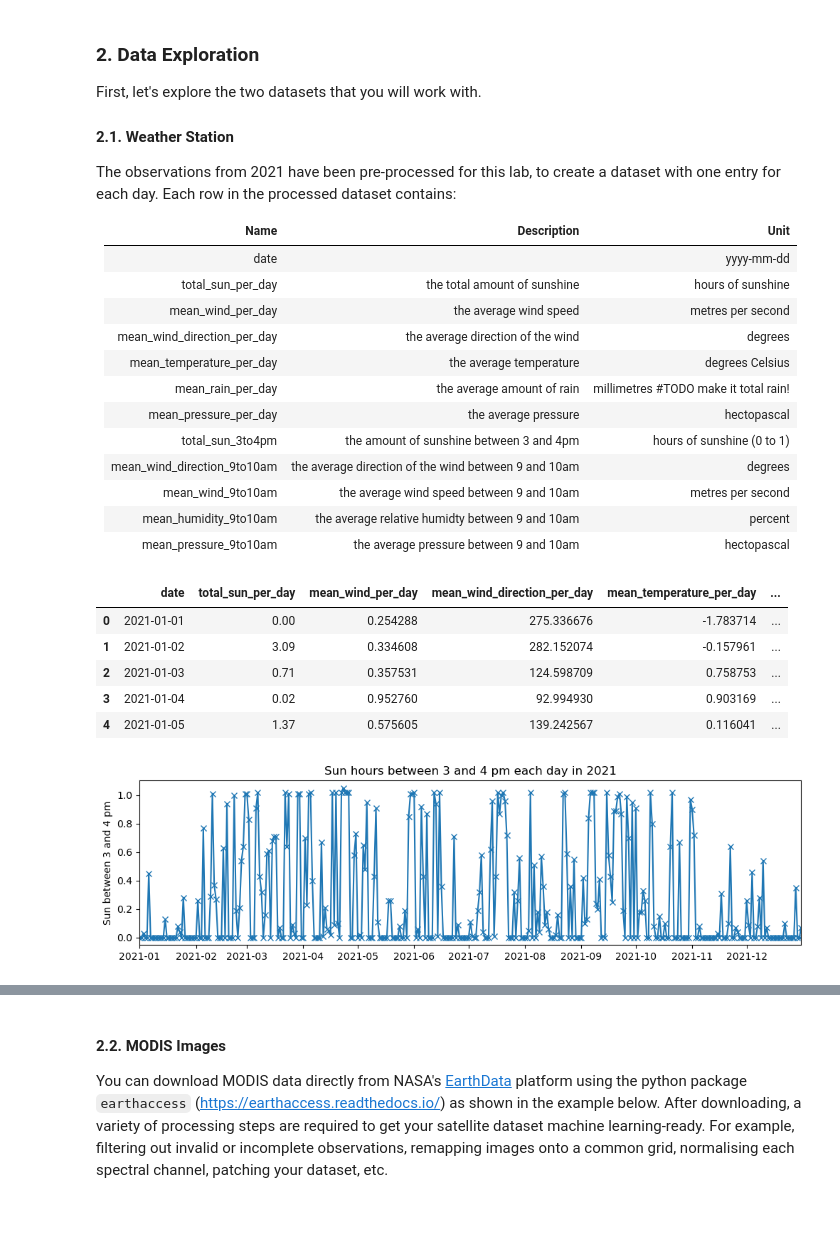
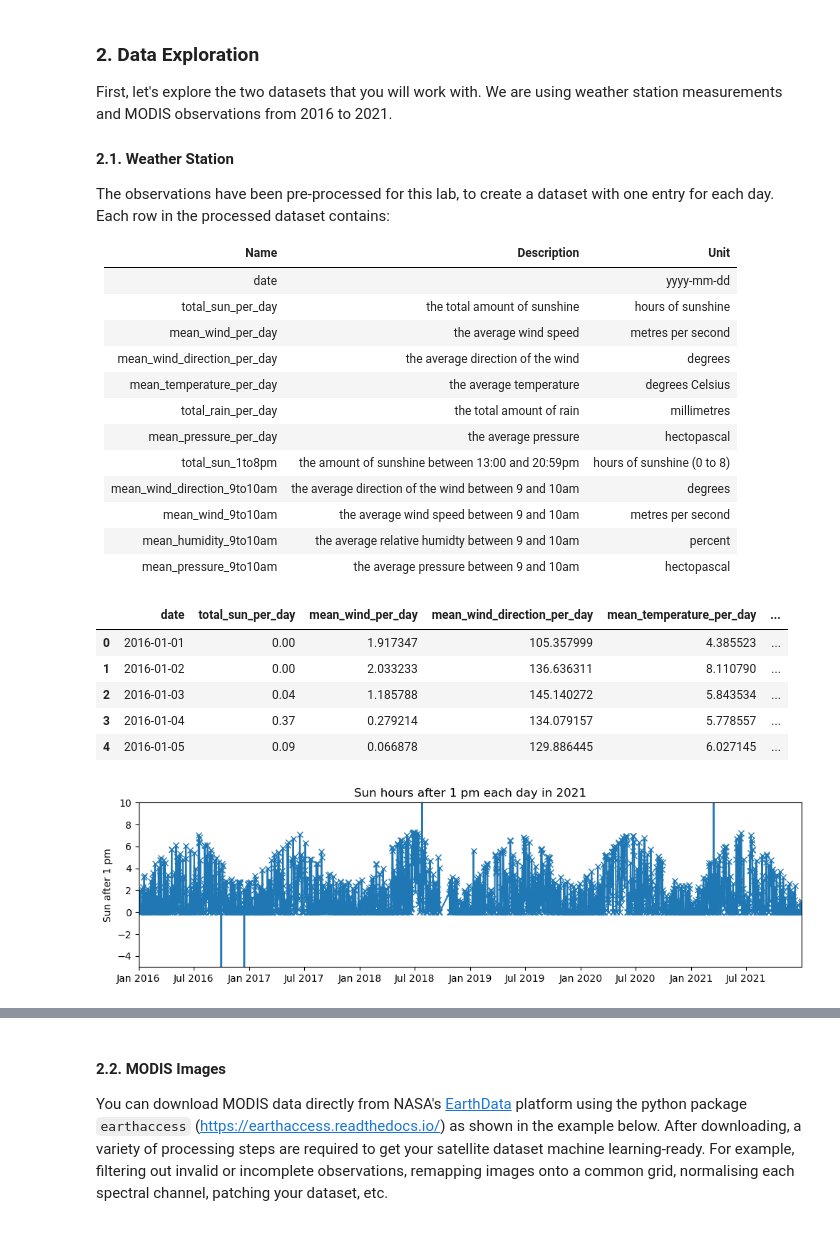
Before and after one commit to lillif/IECDT_EarthObservation, a Jupyter notebook: challenges/1-sunny-oxford/sun-prediction.ipynb, the cells around one changed output, grey strips where cells are left out. Drawn from its saved outputs; the diff is of its cells as text; code cells hidden in the pictures.

```diff
--- a/challenges/1-sunny-oxford/sun-prediction.ipynb
+++ b/challenges/1-sunny-oxford/sun-prediction.ipynb
@@ -20,11 +22,10 @@ We are trying to predict **how much sun we should expect on a given day between
 # %% [markdown]
 ### 2. Data Exploration
-
-First, let's explore the two datasets that you will work with.
+First, let's explore the two datasets that you will work with. We are using weather station measurements and MODIS observations from 2016 to 2021.
 
 #### 2.1. Weather Station
 
-The observations from 2021 have been pre-processed for this lab, to create a dataset with one entry for each day. Each row in the processed dataset contains:
+The observations have been pre-processed for this lab, to create a dataset with one entry for each day. Each row in the processed dataset contains:
 
 Name | Description | Unit
 --- | --- | --- |
@@ -33,9 +34,9 @@ total_sun_per_day | the total amount of sunshine | hours of sunshine
 mean_wind_per_day | the average wind speed | metres per second
 mean_wind_direction_per_day | the average direction of the wind | degrees
 mean_temperature_per_day | the average temperature | degrees Celsius
-mean_rain_per_day | the average amount of rain | millimetres #TODO make it total rain!
+total_rain_per_day | the total amount of rain | millimetres
 mean_pressure_per_day | the average pressure | hectopascal
-total_sun_3to4pm | the amount of sunshine between 3 and 4pm | hours of sunshine (0 to 1)
+total_sun_1to8pm | the amount of sunshine between 13:00 and 20:59pm | hours of sunshine (0 to 8)
 mean_wind_direction_9to10am | the average direction of the wind between 9 and 10am | degrees
 mean_wind_9to10am | the average wind speed between 9 and 10am | metres per second
 mean_humidity_9to10am | the average relative humidty between 9 and 10am | percent
@@ -43,27 +46,38 @@ mean_pressure_9to10am | the average pressure between 9 and 10am | hectopascal
 # %%
 import pandas as pd
-weather_station = pd.read_csv('../../data/1-sunny-oxford/aopp-weatherstation/2021_measurements.csv')
+import glob
+station_paths = glob.glob('../../data/1-sunny-oxford/weatherstation/*')
+station_dfs = [pd.read_csv(station_path) for station_path in station_paths]
+
+weather_station = pd.concat(station_dfs, ignore_index=True).sort_values(by='date').reset_index(drop=True)
 weather_station['date'] = pd.to_datetime(weather_station['date'])
+
 weather_station.head()
 # %% [output]
 |  | date | total_sun_per_day | mean_wind_per_day | mean_wind_direction_per_day | mean_temperature_per_day | ... |
-| 0 | 2021-01-01 | 0.00 | 0.254288 | 275.336676 | -1.783714 | ... |
-| 1 | 2021-01-02 | 3.09 | 0.334608 | 282.152074 | -0.157961 | ... |
-| 2 | 2021-01-03 | 0.71 | 0.357531 | 124.598709 | 0.758753 | ... |
-| 3 | 2021-01-04 | 0.02 | 0.952760 | 92.994930 | 0.903169 | ... |
-| 4 | 2021-01-05 | 1.37 | 0.575605 | 139.242567 | 0.116041 | ... |
+| 0 | 2016-01-01 | 0.00 | 1.917347 | 105.357999 | 4.385523 | ... |
+| 1 | 2016-01-02 | 0.00 | 2.033233 | 136.636311 | 8.110790 | ... |
+| 2 | 2016-01-03 | 0.04 | 1.185788 | 145.140272 | 5.843534 | ... |
+| 3 | 2016-01-04 | 0.37 | 0.279214 | 134.079157 | 5.778557 | ... |
+| 4 | 2016-01-05 | 0.09 | 0.066878 | 129.886445 | 6.027145 | ... |
 # %%
 import matplotlib.pyplot as plt
+import matplotlib.dates as mdates
 
 plt.figure(figsize=(12, 3))
+
 # plot daily sun hours
-plt.plot(weather_station['date'], weather_station['total_sun_3to4pm'], '-x')
-plt.title('Sun hours between 3 and 4 pm each day in 2021')
-plt.ylabel('Sun between 3 and 4 pm')
+plt.plot(weather_station['date'], weather_station['total_sun_1to8pm'], '-x')
+plt.title('Sun hours after 1 pm each day in 2021')
+plt.ylabel('Sun after 1 pm')
 
-# convert xaxis days to months
 plt.xlim(weather_station['date'].min(), weather_station['date'].max())
+plt.ylim(-5, 10)
+
+# set xticks and xlabels to every 6 months
+plt.gca().xaxis.set_major_locator(mdates.MonthLocator(interval=6))
+plt.gca().xaxis.set_major_formatter(mdates.DateFormatter('%b %Y'))
 
 plt.show()
 # %% [output]
-[figure, old version]
+[figure, new version]
```
Also changed, not shown: parts of 65 cells of this notebook, 5 other files.
